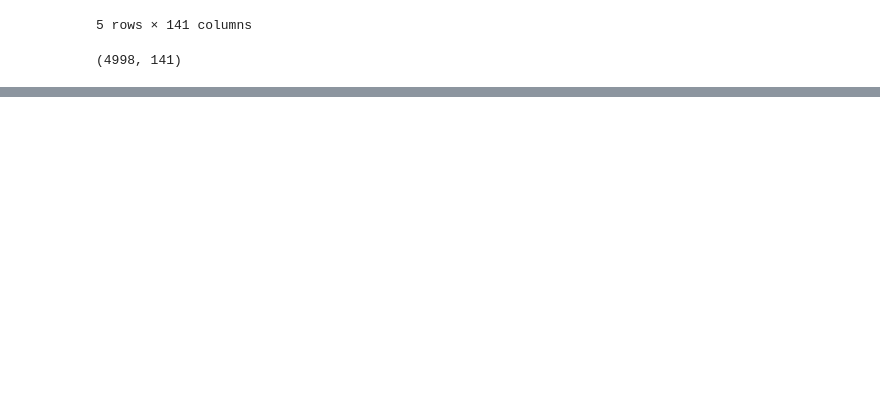
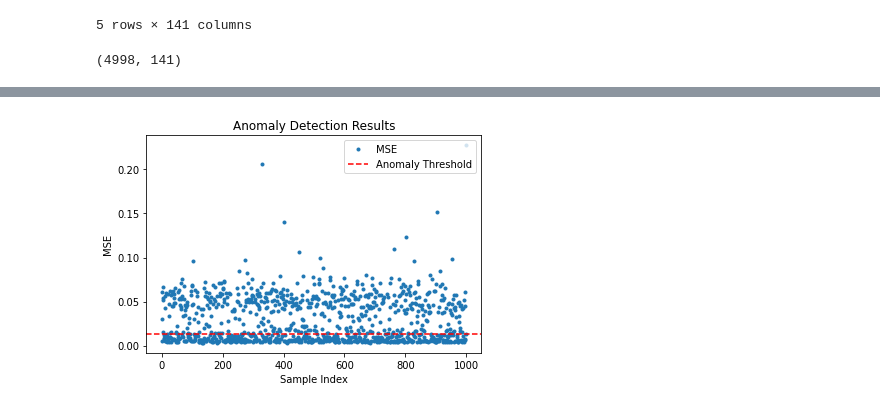
Before and after one commit to Priyanshu-PM/DL_practicals, a Jupyter notebook: Problem_Statement_14.ipynb, the cells around one changed output, grey strips where cells are left out. Drawn from its saved outputs; the diff is of its cells as text; code cells hidden in the pictures; blank space fills up the shorter version.

Commit message:
anomaly detection - 14

```diff
--- a/Problem_Statement_14.ipynb
+++ b/Problem_Statement_14.ipynb
@@ -150,4 +150,9 @@ Threshold: 0.0833343983234238
 # %%
 predictions = get_predictions(model, x_test_scaled, threshold)
-accuracy_score(predictions, y_test)
+print("Accuracy score : ", accuracy_score(predictions, y_test))
+
+pred = model.predict(x_test_scaled)
+
+mse = tf.keras.losses.mse(pred, x_test_scaled)
+# print("MSE - ", mse)
 # %% [output]
@@ -155,0 +160,10 @@ accuracy_score(predictions, y_test)
+# %%
+plt.plot(mse, marker='o', linestyle='', markersize=3, label='MSE', )
+plt.axhline(threshold, color='r', linestyle='--', label='Anomaly Threshold')
+plt.xlabel('Sample Index')
+plt.ylabel('MSE')
+plt.title('Anomaly Detection Results')
+plt.legend()
+plt.show()
+# %% [output]
+[figure, added]
```
Also changed, not shown: parts of 7 cells of this notebook, 1 other file.
